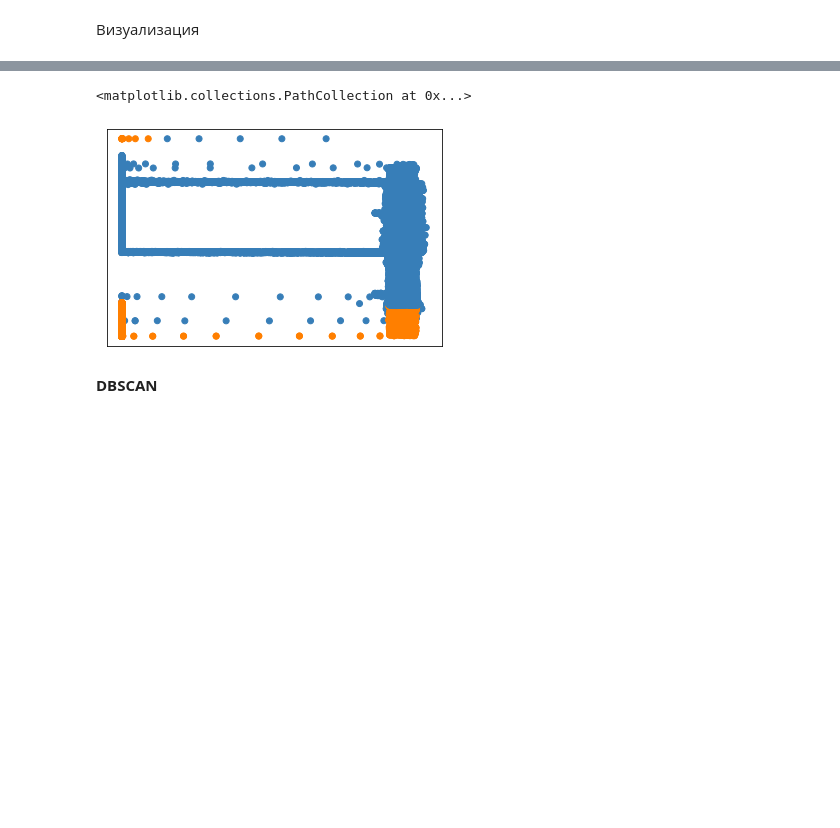
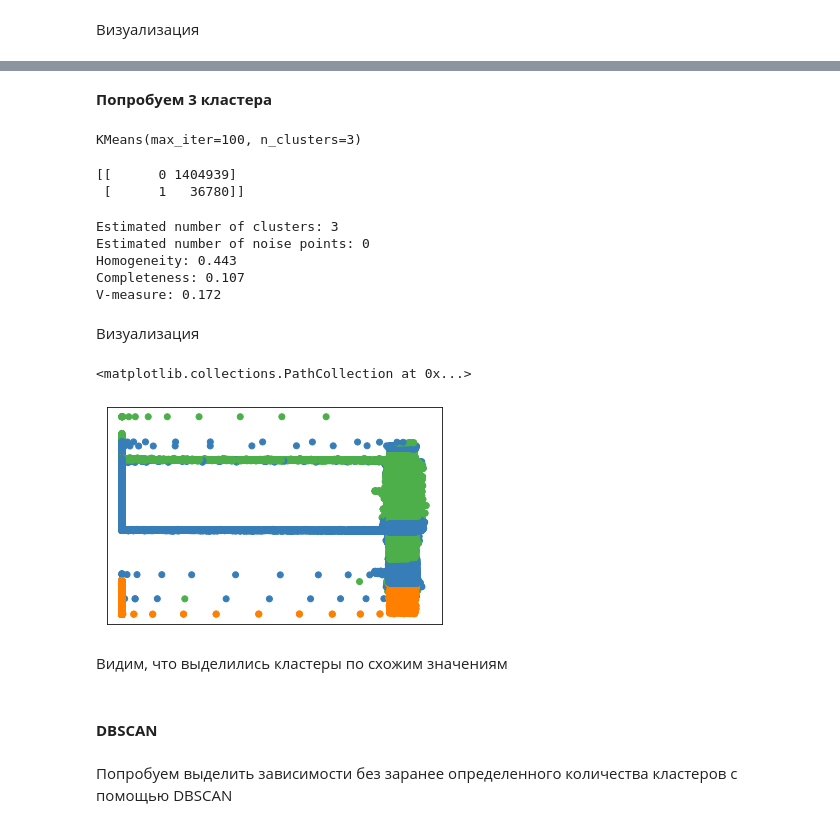
Before and after one commit to WADA-Hackathon/Hackathon_UrFU_UCSB, a Jupyter notebook: Model_Learning.ipynb, the cells around one changed output, grey strips where cells are left out. Saved outputs shown, nothing was run; the diff lists cells and outputs as text; code cells hidden in the pictures; blank space fills up the shorter version.

```diff
--- a/Model_Learning.ipynb
+++ b/Model_Learning.ipynb
@@ -189,13 +230,50 @@ from itertools import cycle, islice
+# %% [markdown]
+**Попробуем 3 кластера**
+# %%
+km1 = KMeans(n_clusters = 3, init='k-means++', max_iter=100)
+km1.fit(X_std)
+# %% [output]
+KMeans(max_iter=100, n_clusters=3)
+# %%
+y_pred_1 = km1.labels_.astype(int)
+unique, counts = np.unique(y_pred, return_counts=True)
+print(np.asarray((unique, counts)).T)
+# %% [output]
+[[      0 1404939]
+ [      1   36780]]
+# %%
+labels_1 = km1.labels_
+
+n_clusters_ = len(set(labels_1)) - (1 if -1 in labels_1 else 0)
+n_noise_ = list(labels_1).count(-1)
+
+print("Estimated number of clusters: %d" % n_clusters_)
+print("Estimated number of noise points: %d" % n_noise_)
+print("Homogeneity: %0.3f" % metrics.homogeneity_score(Y, labels_1))
+print("Completeness: %0.3f" % metrics.completeness_score(Y, labels_1))
+print("V-measure: %0.3f" % metrics.v_measure_score(Y, labels_1))
+# %% [output]
+Estimated number of clusters: 3
+Estimated number of noise points: 0
+Homogeneity: 0.443
+Completeness: 0.107
+V-measure: 0.172
+# %% [markdown]
+Визуализация
 # %%
 plt.subplot()
 plt.xticks([]); plt.yticks([])
-colors = np.array(list(islice(cycle(['#377eb8', '#ff7f00']),
-                                  int(max(y_pred) + 1))))
-plt.scatter(X_std[:, 0], X_std[:, 1], color=colors[y_pred])
+colors = np.array(list(islice(cycle(['#377eb8', '#ff7f00', '#4daf4a']),
+                                  int(max(y_pred_1) + 1))))
+plt.scatter(X_std[:, 0], X_std[:, 1], color=colors[y_pred_1])
 # %% [output]
 <matplotlib.collections.PathCollection at 0x...>
-[figure, old version]
+[figure, new version]
+# %% [markdown]
+Видим, что выделились кластеры по схожим значениям
 # %% [markdown]
-**DBSCAN**
+#### **DBSCAN**
+# %% [markdown]
+Попробуем выделить зависимости без заранее определенного количества кластеров с помощью DBSCAN
 # %%
 from sklearn.cluster import DBSCAN
```
Also changed, not shown: parts of 74 cells of this notebook.
